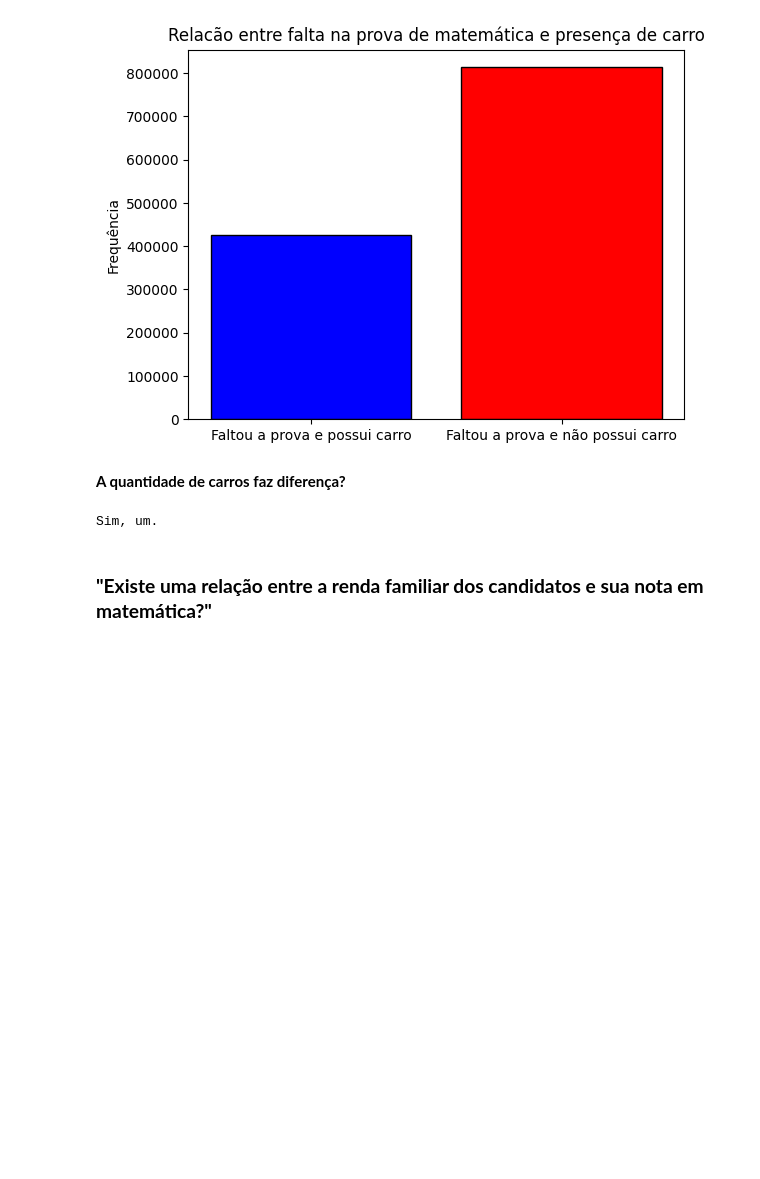
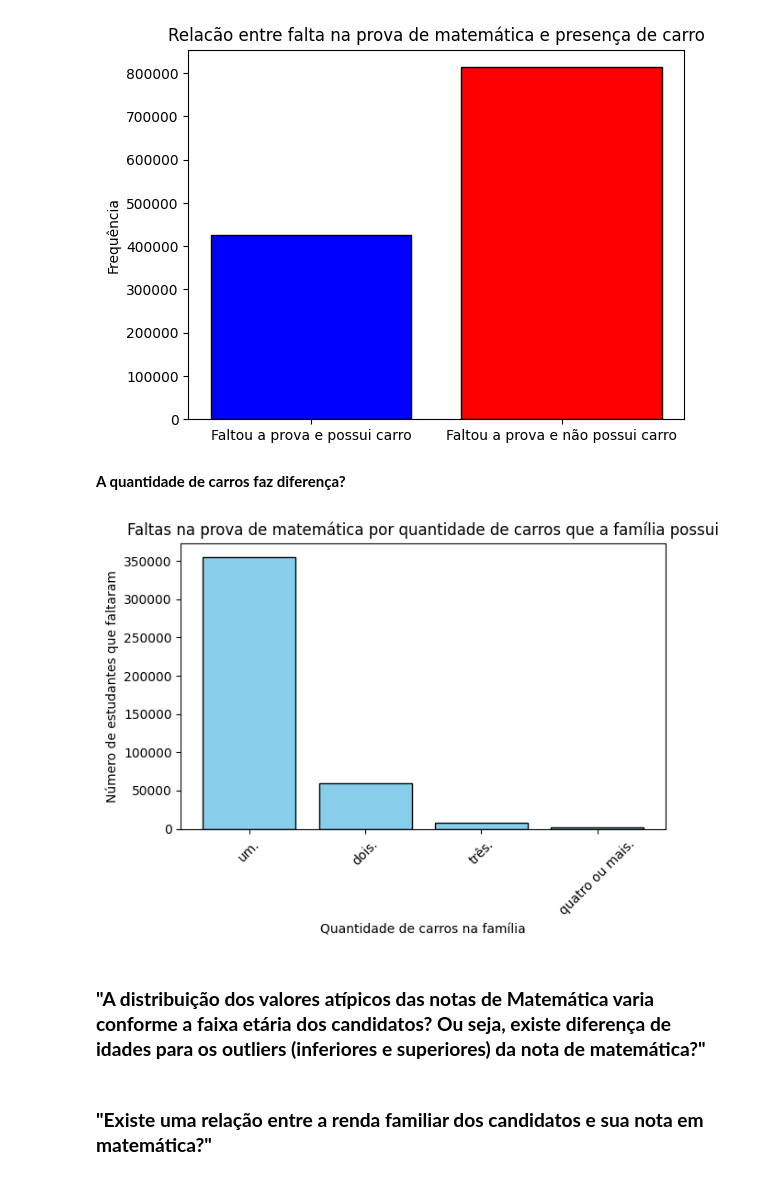
Before and after one commit to henriquefac/ciencia_de_dados_av1, a Jupyter notebook: notebook/exploration.ipynb, the cells around one changed output. Cells and saved outputs as stored; diff of their text form; code cells hidden in the pictures; blank space fills up the shorter version.

```diff
--- a/notebook/exploration.ipynb
+++ b/notebook/exploration.ipynb
@@ -396,11 +396,28 @@ plt.show()
 # %%
 df_aux = dict_microdados.legenda[variable_names[1]]
 dict_categori_q10 = {categori:df_aux[df_aux["categoria"] == categori]["descricao"].unique()[0] for categori in q10_cat}
-# %%
-for name in q10_cat:
-    plt.bar
-# %% [output]
-Sim, um.
+# %%
+# Criar listas para armazenar os rótulos e os valores das barras
+x_labels = []
+y_values = []
+
+for name in q10_cat[1:]:  # pula a primeira categoria se for algo como "sem resposta"
+    x_labels.append(dict_categori_q10[name].split(", ")[-1])  # nome legível da categoria
+    count = len(df_group[(df_group[variable_names[0]] == 0) & (df_group[variable_names[1]] == name)])
+    y_values.append(count)
+
+# Plot
+plt.bar(x_labels, y_values, color="skyblue", edgecolor="black")
+plt.title("Faltas na prova de matemática por quantidade de carros que a família possui")
+plt.xlabel("Quantidade de carros na família")
+plt.ylabel("Número de estudantes que faltaram")
+plt.xticks(rotation=45)  # se os rótulos forem longos
+plt.tight_layout()
+plt.show()
+# %% [output]
+[figure, added]
+# %% [markdown]
+### **"A distribuição dos valores atípicos das notas de Matemática varia conforme a faixa etária dos candidatos? Ou seja, existe diferença de idades para os outliers (inferiores e superiores) da nota de matemática?"**
 # %% [markdown]
 ### **"Existe uma relação entre a renda familiar dos candidatos e sua nota em matemática?"**
 # %%
```
